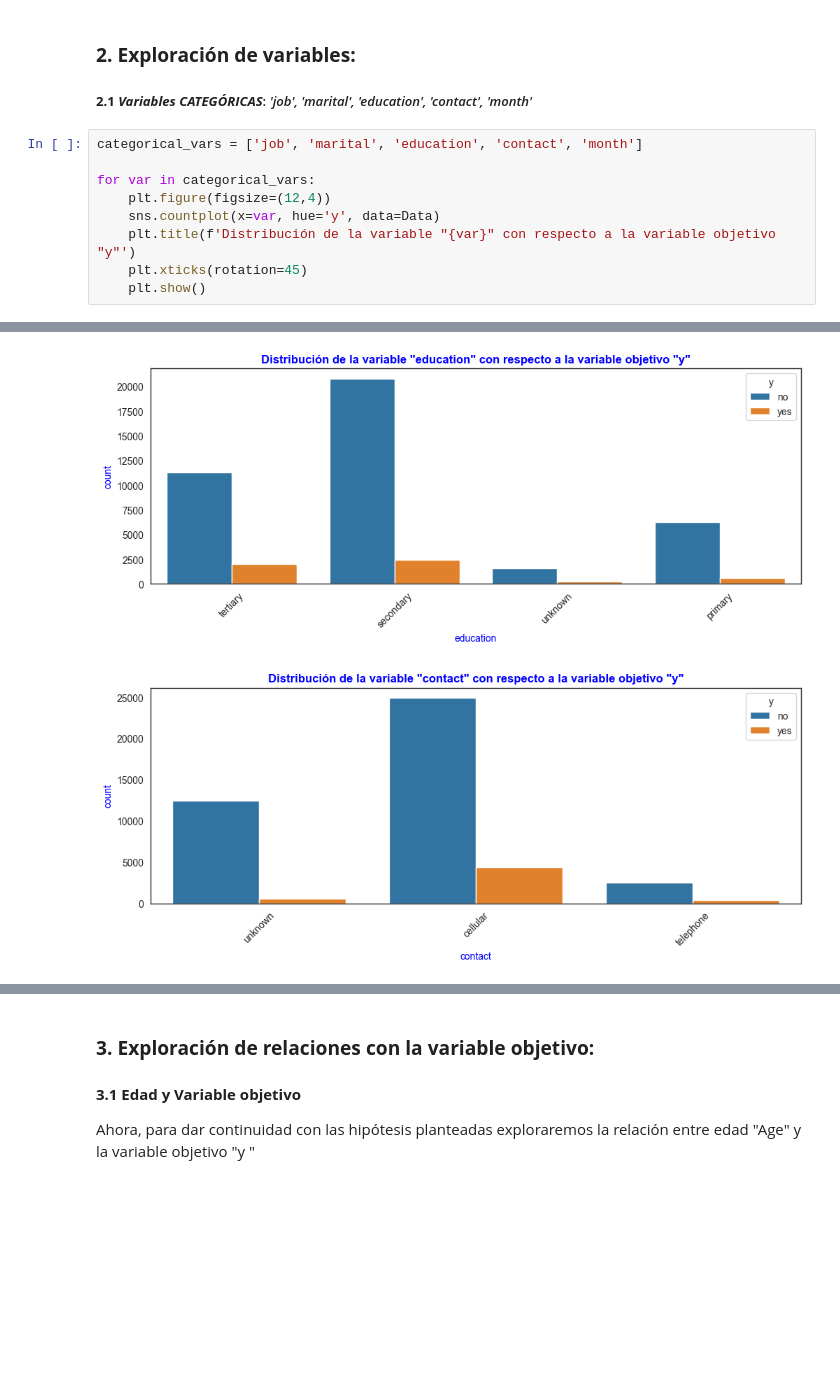
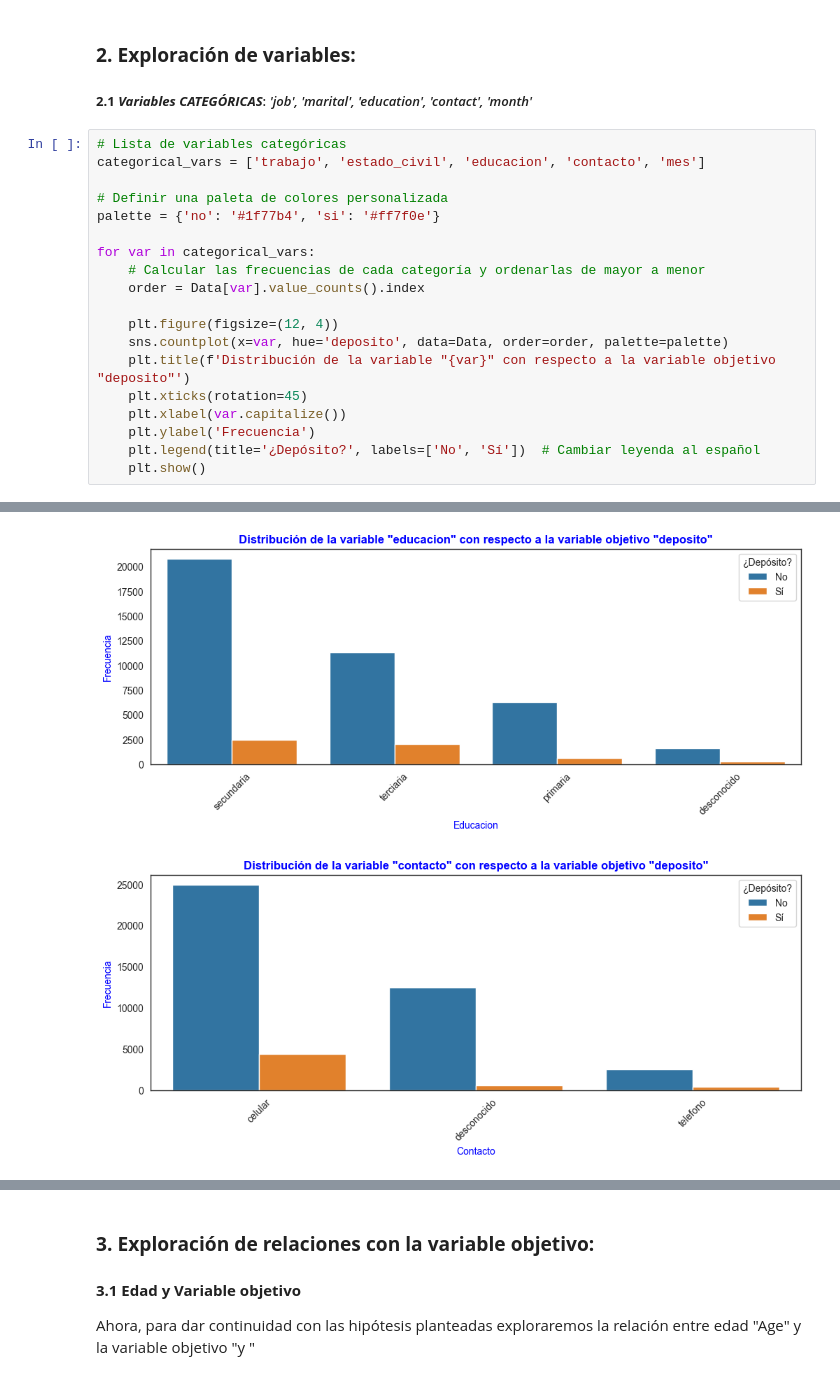
Before and after one commit to andres-coder-dev/entrega-ds-f, a Jupyter notebook: Entrega_Final-Andres-Burbano.ipynb, the cells around one changed output, grey strips where cells are left out. Saved outputs shown, nothing was run; the diff lists cells and outputs as text; blank space fills up the shorter version.

```diff
--- a/Entrega_Final-Andres-Burbano.ipynb
+++ b/Entrega_Final-Andres-Burbano.ipynb
@@ -225,12 +347,22 @@ Entonces se puede concluir que **la mayoría** de los clientes no contrataron un
 
 ##### **2.1** ***Variables CATEGÓRICAS***: *'job', 'marital', 'education', 'contact', 'month'*
 # %%
-categorical_vars = ['job', 'marital', 'education', 'contact', 'month']
+# Lista de variables categóricas
+categorical_vars = ['trabajo', 'estado_civil', 'educacion', 'contacto', 'mes']
+
+# Definir una paleta de colores personalizada
+palette = {'no': '#1f77b4', 'si': '#ff7f0e'}
 
 for var in categorical_vars:
-    plt.figure(figsize=(12,4))
-    sns.countplot(x=var, hue='y', data=Data)
-    plt.title(f'Distribución de la variable "{var}" con respecto a la variable objetivo "y"')
+    # Calcular las frecuencias de cada categoría y ordenarlas de mayor a menor
+    order = Data[var].value_counts().index
+
+    plt.figure(figsize=(12, 4))
+    sns.countplot(x=var, hue='deposito', data=Data, order=order, palette=palette)
+    plt.title(f'Distribución de la variable "{var}" con respecto a la variable objetivo "deposito"')
     plt.xticks(rotation=45)
+    plt.xlabel(var.capitalize())
+    plt.ylabel('Frecuencia')
+    plt.legend(title='¿Depósito?', labels=['No', 'Sí'])  # Cambiar leyenda al español
     plt.show()
 # %% [output]
@@ -239,2 +371,2 @@ for var in categorical_vars:
-[figure, old version]
+[figure, new version]
-[figure, old version]
+[figure, new version]
```
Also changed, not shown: parts of 39 cells of this notebook.
